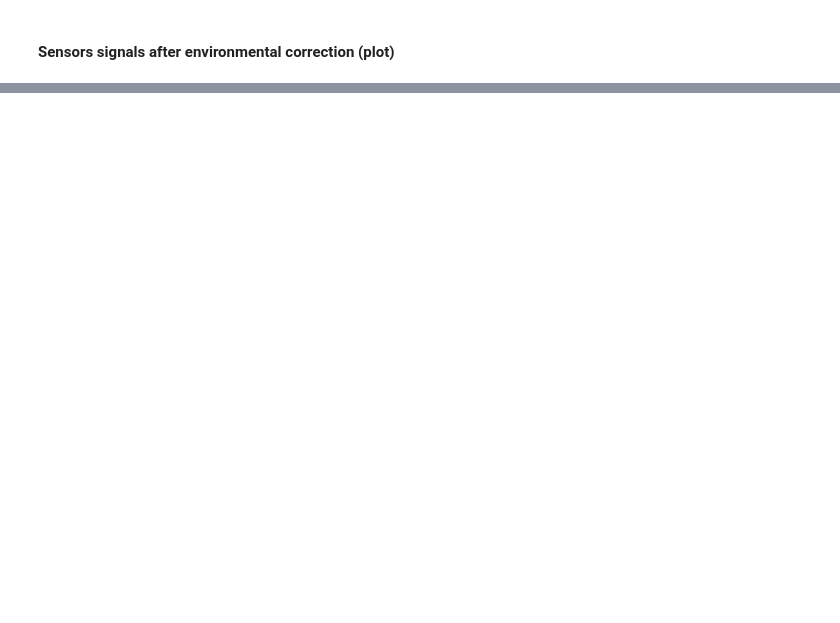
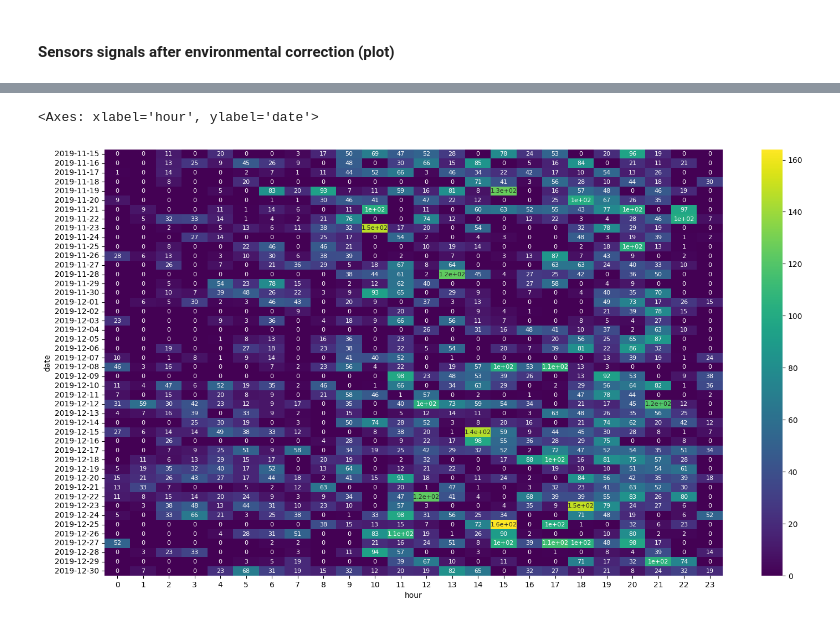
Before and after one commit to eskinderit/single-elders-home-monitoring, a Jupyter notebook: single-elders-home-monitoring/single-elders-monitoring-PCAfiltering.ipynb, the cells around one changed output, grey strips where cells are left out. Drawn from its saved outputs; the diff is of its cells as text; code cells hidden in the pictures; blank space fills up the shorter version.

```diff
--- a/single-elders-home-monitoring/single-elders-monitoring-PCAfiltering.ipynb
+++ b/single-elders-home-monitoring/single-elders-monitoring-PCAfiltering.ipynb
@@ -546,0 +692,17 @@ No artists with labels found to put in legend.  Note that artists whose label st
+# %%
+from pyspark.sql.functions import hour
+from pyspark.sql.functions import date_format, sum, when
+event_per_hour_2 = event_per_hour.where("date_hour >= '2019-11-15' AND date_hour <= '2019-12-31' ")
+
+event_per_hour_2 = event_per_hour_2.withColumn("date", date_format(event_per_hour_2["date_hour"], "yyyy-MM-dd"))
+event_per_hour_2 = event_per_hour_2.withColumn("hour", hour(event_per_hour_2["date_hour"]))
+
+pivot_df = event_per_hour_2.toPandas().fillna(0).pivot(index='date', columns='hour', values='n_event')
+pivot_df = pivot_df.fillna(0)
+
+# Crea la heatmap
+plt.figure(figsize=(18, 10))
+sns.heatmap(pivot_df, cmap='viridis', annot=True, annot_kws={'size': 8})
+# %% [output]
+<Axes: xlabel='hour', ylabel='date'>
+[figure, added]
```
Also changed, not shown: parts of 20 cells of this notebook.
